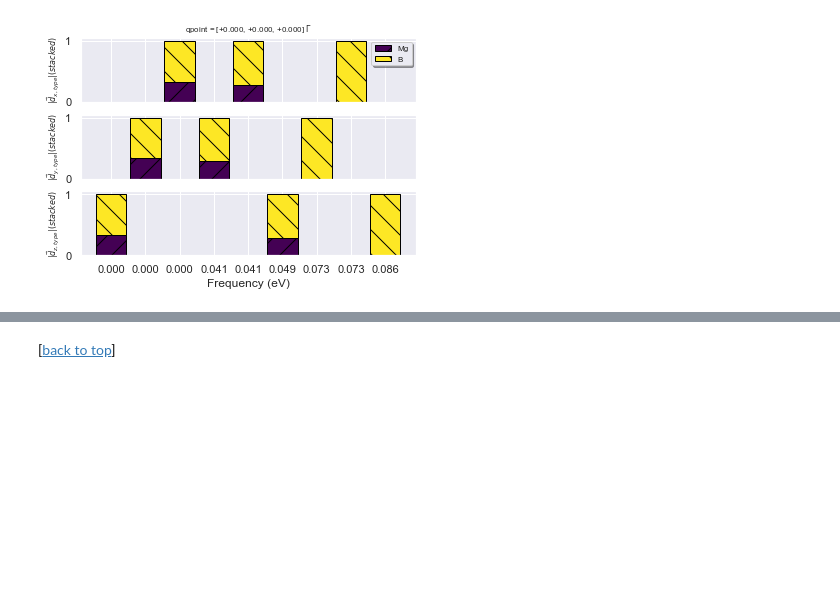
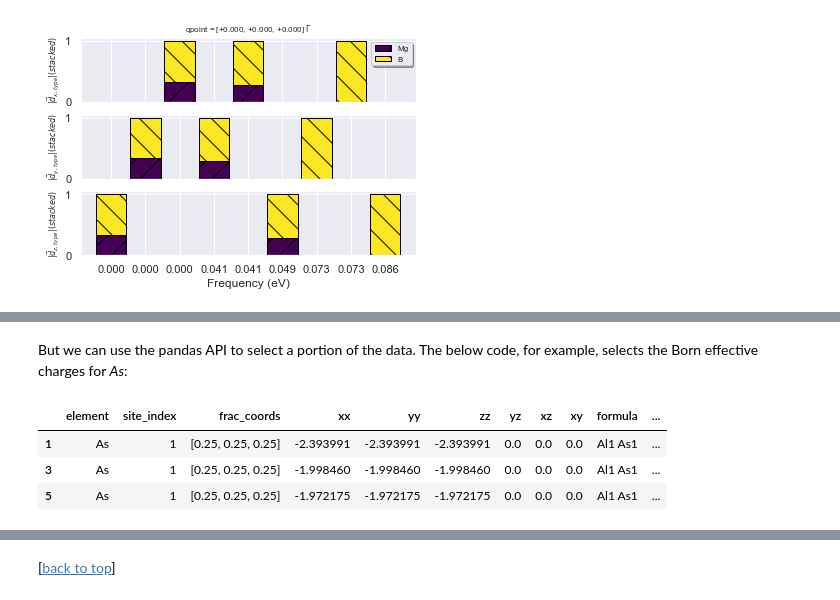
Before and after one commit to abinit/abitutorials, a Jupyter notebook: abitutorials/ddb.ipynb, the cells around one changed output, grey strips where cells are left out. Cells and saved outputs as stored; diff of their text form; code cells hidden in the pictures; blank space fills up the shorter version.

```diff
--- a/abitutorials/ddb.ipynb
+++ b/abitutorials/ddb.ipynb
@@ -730,3 +792,13 @@ phbands_gamma.plot_phdispl_cartdirs(gamma_point);
+# %% [markdown]
+But we can use the pandas API to select a portion of the data.
+The below code, for example, selects the Born effective charges for *As*:
+# %%
+r.df[r.df["site_index"] == 1]
+# %% [output]
+|  | element | site_index | frac_coords | xx | yy | zz | yz | xz | xy | formula | ... |
+| 1 | As | 1 | [0.25, 0.25, 0.25] | -2.393991 | -2.393991 | -2.393991 | 0.0 | 0.0 | 0.0 | Al1 As1 | ... |
+| 3 | As | 1 | [0.25, 0.25, 0.25] | -1.998460 | -1.998460 | -1.998460 | 0.0 | 0.0 | 0.0 | Al1 As1 | ... |
+| 5 | As | 1 | [0.25, 0.25, 0.25] | -1.972175 | -1.972175 | -1.972175 | 0.0 | 0.0 | 0.0 | Al1 As1 | ... |
 # %% [markdown]
 <!--- Click [TODO here]() to visualize the vibrational spectrum of $MgB_2$ with phononwebsite -->
 # %% [markdown]
```
Also changed, not shown: parts of 10 cells of this notebook, 2 other files.
